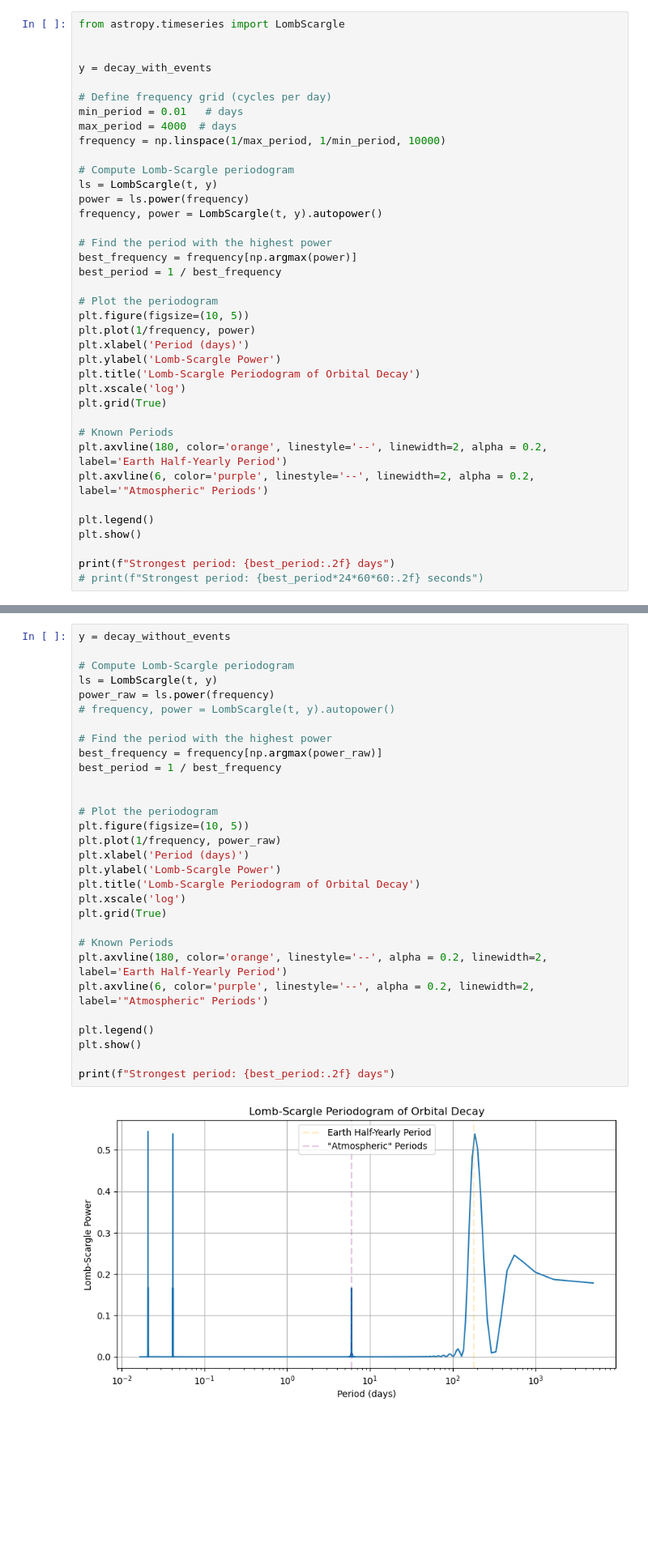
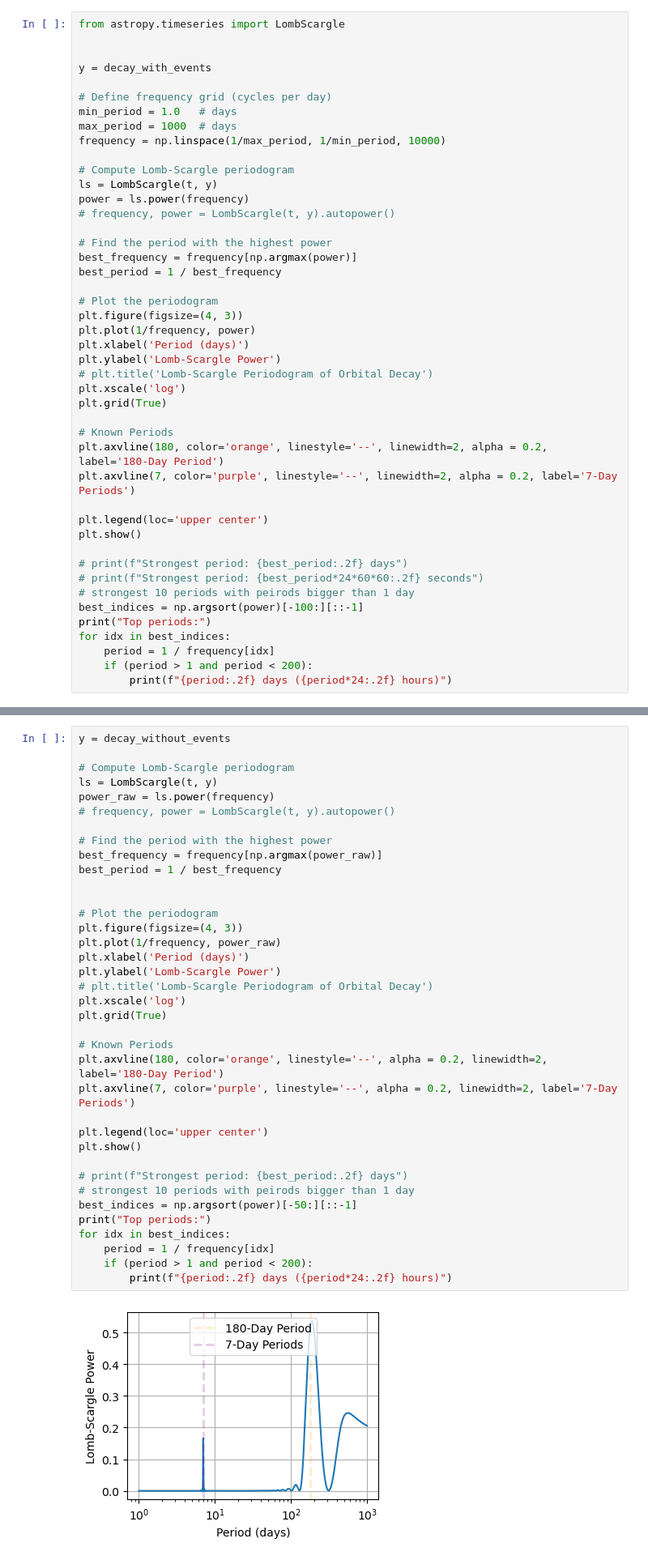
Before and after one commit to David-Student-Bern/MT, a Jupyter notebook: Analysis/Orbital_Decay/generated/complex_model.ipynb, the cells around one changed output, grey strips where cells are left out. Shown at 81% size. Drawn from its saved outputs; the diff is of its cells as text; blank space fills up the shorter version.

```diff
--- a/Analysis/Orbital_Decay/generated/complex_model.ipynb
+++ b/Analysis/Orbital_Decay/generated/complex_model.ipynb
@@ -127,35 +138,42 @@ from astropy.timeseries import LombScargle
 y = decay_with_events
 
 # Define frequency grid (cycles per day)
-min_period = 0.01   # days
-max_period = 4000  # days
+min_period = 1.0   # days
+max_period = 1000  # days
 frequency = np.linspace(1/max_period, 1/min_period, 10000)
 
 # Compute Lomb-Scargle periodogram
 ls = LombScargle(t, y)
 power = ls.power(frequency)
-frequency, power = LombScargle(t, y).autopower()
+# frequency, power = LombScargle(t, y).autopower()
 
 # Find the period with the highest power
 best_frequency = frequency[np.argmax(power)]
 best_period = 1 / best_frequency
 
 # Plot the periodogram
-plt.figure(figsize=(10, 5))
+plt.figure(figsize=(4, 3))
 plt.plot(1/frequency, power)
 plt.xlabel('Period (days)')
 plt.ylabel('Lomb-Scargle Power')
-plt.title('Lomb-Scargle Periodogram of Orbital Decay')
+# plt.title('Lomb-Scargle Periodogram of Orbital Decay')
 plt.xscale('log')
 plt.grid(True)
 
 # Known Periods
-plt.axvline(180, color='orange', linestyle='--', linewidth=2, alpha = 0.2, label='Earth Half-Yearly Period')
-plt.axvline(6, color='purple', linestyle='--', linewidth=2, alpha = 0.2, label='"Atmospheric" Periods')
+plt.axvline(180, color='orange', linestyle='--', linewidth=2, alpha = 0.2, label='180-Day Period')
+plt.axvline(7, color='purple', linestyle='--', linewidth=2, alpha = 0.2, label='7-Day Periods')
 
-plt.legend()
+plt.legend(loc='upper center')
 plt.show()
 
-print(f"Strongest period: {best_period:.2f} days")
+# print(f"Strongest period: {best_period:.2f} days")
 # print(f"Strongest period: {best_period*24*60*60:.2f} seconds")
+# strongest 10 periods with peirods bigger than 1 day
+best_indices = np.argsort(power)[-100:][::-1]
+print("Top periods:")
+for idx in best_indices:
+    period = 1 / frequency[idx]
+    if (period > 1 and period < 200):
+        print(f"{period:.2f} days ({period*24:.2f} hours)")
 # %% [output]
@@ -166,32 +200,39 @@ Strongest period: 0.02 days
 # %%
 y = decay_without_events
 
 # Compute Lomb-Scargle periodogram
 ls = LombScargle(t, y)
 power_raw = ls.power(frequency)
 # frequency, power = LombScargle(t, y).autopower()
 
 # Find the period with the highest power
 best_frequency = frequency[np.argmax(power_raw)]
 best_period = 1 / best_frequency
 
 
 # Plot the periodogram
-plt.figure(figsize=(10, 5))
+plt.figure(figsize=(4, 3))
 plt.plot(1/frequency, power_raw)
 plt.xlabel('Period (days)')
 plt.ylabel('Lomb-Scargle Power')
-plt.title('Lomb-Scargle Periodogram of Orbital Decay')
+# plt.title('Lomb-Scargle Periodogram of Orbital Decay')
 plt.xscale('log')
 plt.grid(True)
 
 # Known Periods
-plt.axvline(180, color='orange', linestyle='--', alpha = 0.2, linewidth=2, label='Earth Half-Yearly Period')
-plt.axvline(6, color='purple', linestyle='--', alpha = 0.2, linewidth=2, label='"Atmospheric" Periods')
+plt.axvline(180, color='orange', linestyle='--', alpha = 0.2, linewidth=2, label='180-Day Period')
+plt.axvline(7, color='purple', linestyle='--', alpha = 0.2, linewidth=2, label='7-Day Periods')
 
-plt.legend()
+plt.legend(loc='upper center')
 plt.show()
 
-print(f"Strongest period: {best_period:.2f} days")
+# print(f"Strongest period: {best_period:.2f} days")
+# strongest 10 periods with peirods bigger than 1 day
+best_indices = np.argsort(power)[-50:][::-1]
+print("Top periods:")
+for idx in best_indices:
+    period = 1 / frequency[idx]
+    if (period > 1 and period < 200):
+        print(f"{period:.2f} days ({period*24:.2f} hours)")
 # %% [output]
-[figure, old version]
+[figure, new version]
```
Also changed, not shown: parts of 9 cells of this notebook, 2 other files.
